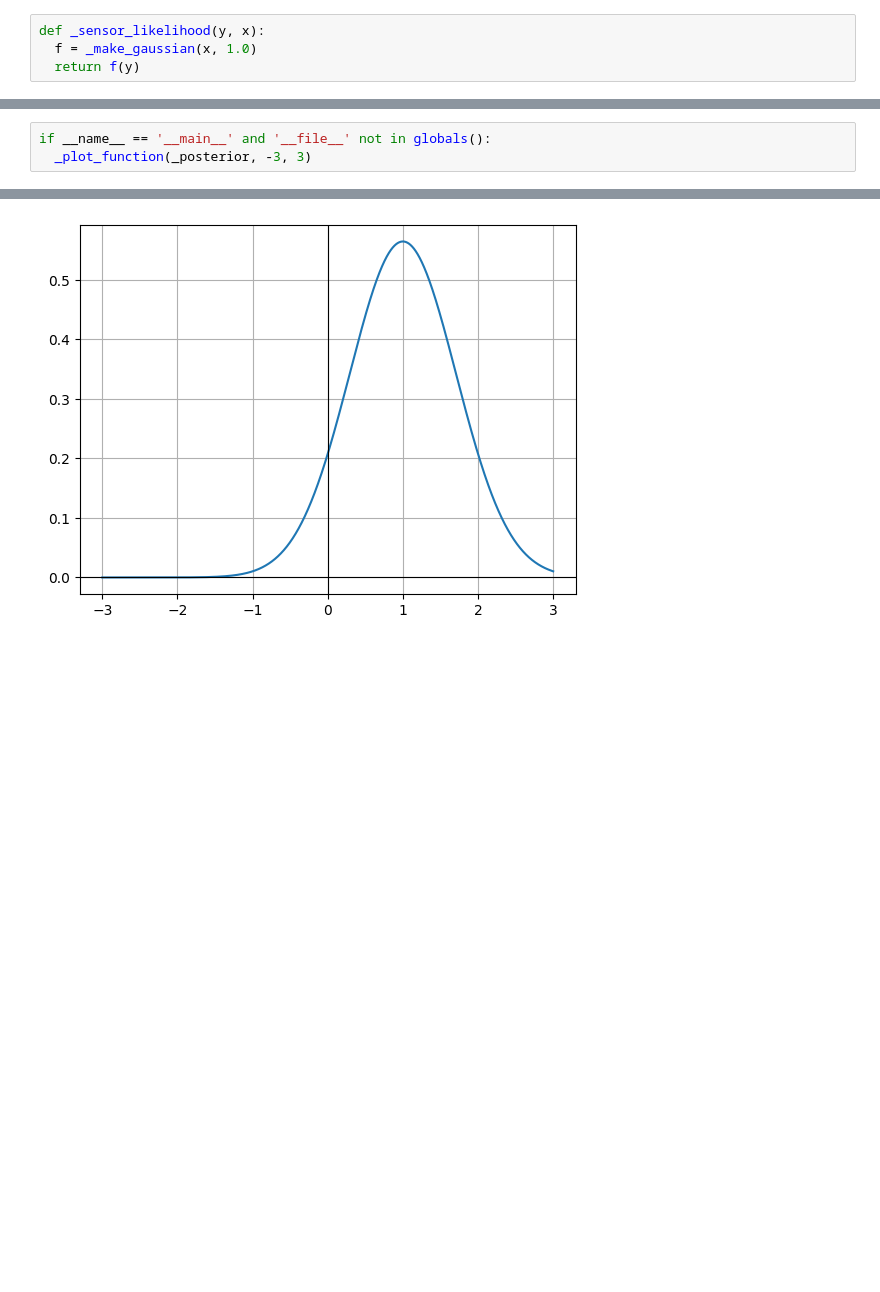
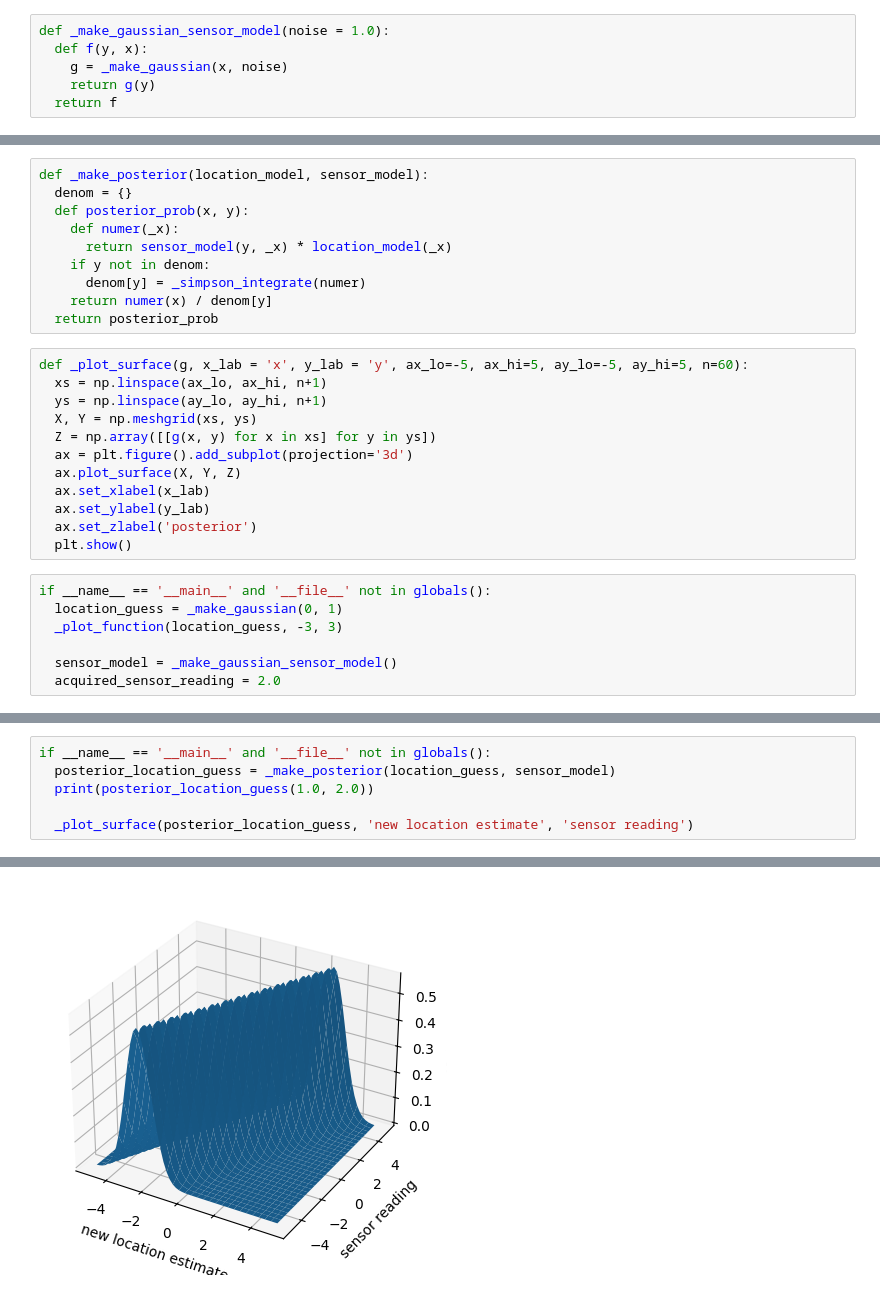
Before and after one commit to oportunitas/state-estimation-for-robotics, a Jupyter notebook: 2.primer-on-probability-theory/1.probability-density-functions/2.marginalization-bayes-rule-inference/explore.ipynb, the cells around one changed output, grey strips where cells are left out. Saved outputs shown, nothing was run; the diff lists cells and outputs as text; blank space fills up the shorter version.

Commit message:
🎨 3d plot for posterior

```diff
--- a/2.primer-on-probability-theory/1.probability-density-functions/2.marginalization-bayes-rule-inference/explore.ipynb
+++ b/2.primer-on-probability-theory/1.probability-density-functions/2.marginalization-bayes-rule-inference/explore.ipynb
@@ -28,4 +23,6 @@ if __name__ == '__main__' and '__file__' not in globals():
 # %%
-def _sensor_likelihood(y, x):
-  f = _make_gaussian(x, 1.0)
-  return f(y)
+def _make_gaussian_sensor_model(noise = 1.0):
+  def f(y, x):
+    g = _make_gaussian(x, noise)
+    return g(y)
+  return f
@@ -40,0 +29,29 @@ def _posterior(x):
+# %%
+def _make_posterior(location_model, sensor_model):
+  denom = {}
+  def posterior_prob(x, y):
+    def numer(_x):
+      return sensor_model(y, _x) * location_model(_x)
+    if y not in denom:
+      denom[y] = _simpson_integrate(numer)
+    return numer(x) / denom[y]
+  return posterior_prob
+# %%
+def _plot_surface(g, x_lab = 'x', y_lab = 'y', ax_lo=-5, ax_hi=5, ay_lo=-5, ay_hi=5, n=60):
+  xs = np.linspace(ax_lo, ax_hi, n+1)
+  ys = np.linspace(ay_lo, ay_hi, n+1)
+  X, Y = np.meshgrid(xs, ys)
+  Z = np.array([[g(x, y) for x in xs] for y in ys])
+  ax = plt.figure().add_subplot(projection='3d')
+  ax.plot_surface(X, Y, Z)
+  ax.set_xlabel(x_lab)
+  ax.set_ylabel(y_lab)
+  ax.set_zlabel('posterior')
+  plt.show()
+# %%
+if __name__ == '__main__' and '__file__' not in globals():
+  location_guess = _make_gaussian(0, 1)
+  _plot_function(location_guess, -3, 3)
+
+  sensor_model = _make_gaussian_sensor_model()
+  acquired_sensor_reading = 2.0
@@ -41,4 +60,7 @@ def _posterior(x):
 # %%
 if __name__ == '__main__' and '__file__' not in globals():
-  _plot_function(_posterior, -3, 3)
+  posterior_location_guess = _make_posterior(location_guess, sensor_model)
+  print(posterior_location_guess(1.0, 2.0))
+
+  _plot_surface(posterior_location_guess, 'new location estimate', 'sensor reading')
 # %% [output]
@@ -45 +68 @@ if __name__ == '__main__' and '__file__' not in globals():
-[figure, old version]
+[figure, new version]
```
Also changed, not shown: parts of 7 cells of this notebook, 1 other file.
